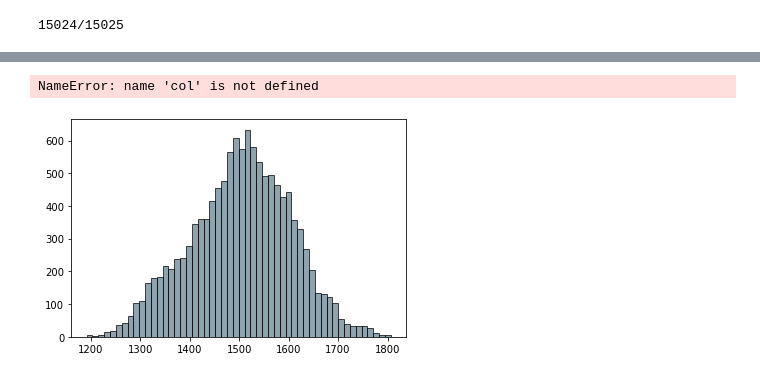
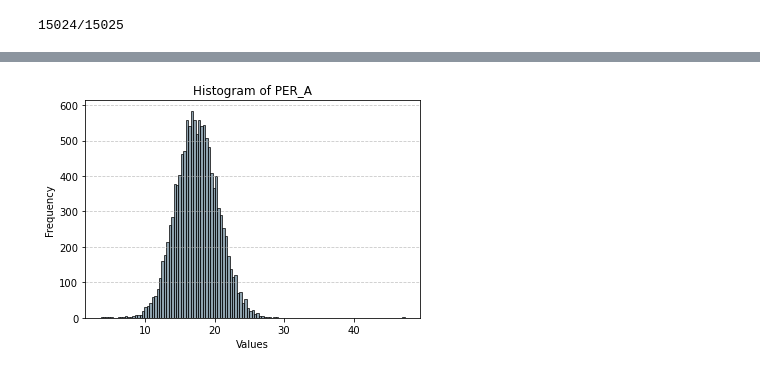
Before and after one commit to caiomelo22/nba-predictor, a Jupyter notebook: src/data.ipynb, the cells around one changed output, grey strips where cells are left out. Saved outputs shown, nothing was run; the diff lists cells and outputs as text; code cells hidden in the pictures.

Commit message:
Fixing the display of a column histogram in the end of the data notebook

```diff
--- a/src/data.ipynb
+++ b/src/data.ipynb
@@ -257,16 +257,17 @@ display(final_df)
 # %%
 import matplotlib.pyplot as plt
 
-plt.hist(final_df['ELO_A'], bins='auto', alpha=0.7, color='#607c8e', edgecolor='black')
+column = 'PER_A'
+
+plt.hist(final_df[column], bins='auto', alpha=0.7, color='#607c8e', edgecolor='black')
 
 # Customize the plot
-plt.title(f'Histogram of {col}')
+plt.title(f'Histogram of {column}')
 plt.xlabel('Values')
 plt.ylabel('Frequency')
 plt.grid(axis='y', linestyle='--', alpha=0.7)
 
 # Show the plot
 plt.show()
 # %% [output]
-NameError: name 'col' is not defined
-[figure, old version]
+[figure, new version]
```
Also changed, not shown: parts of 2 cells of this notebook.
